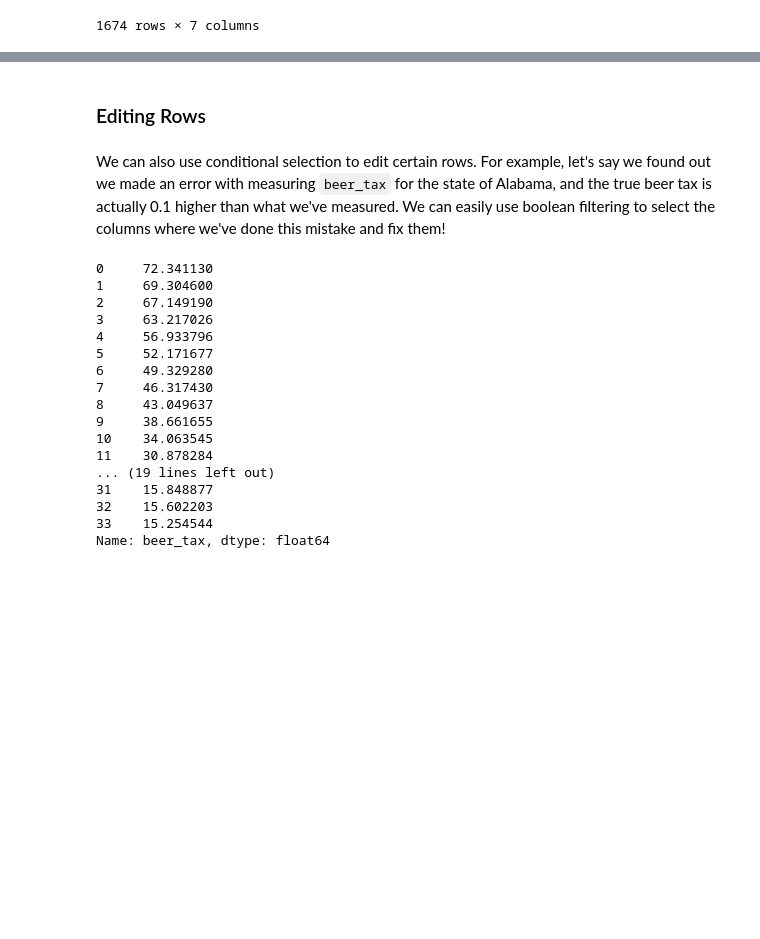
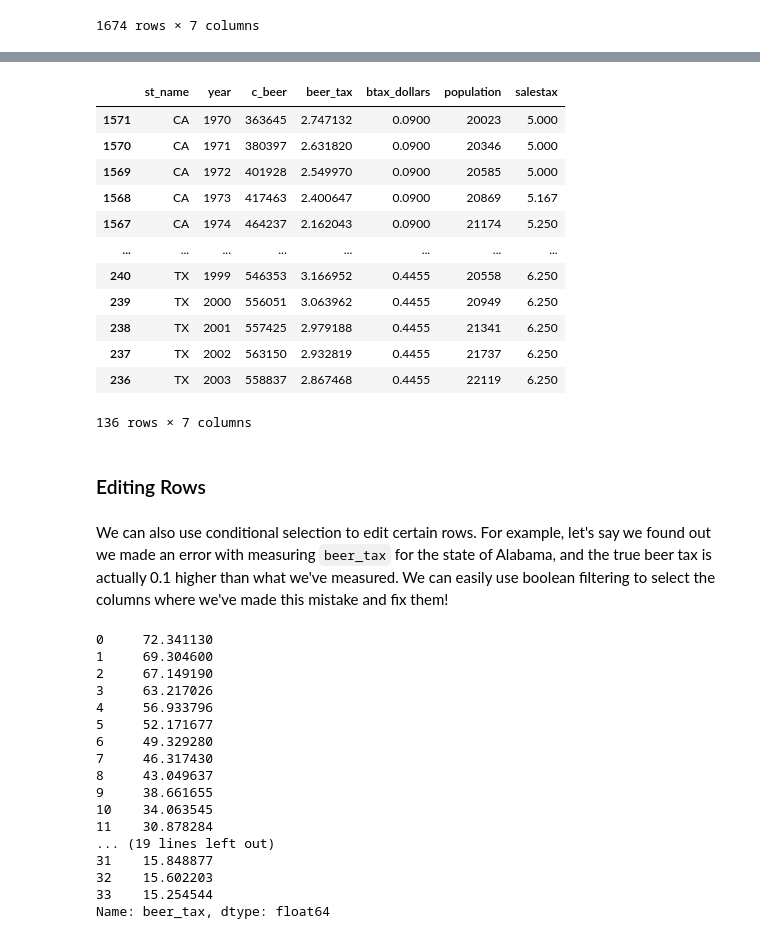
Before and after one commit to rohanjha123/data-h195, a Jupyter notebook: textbook/_build/html/_sources/content/03-pandas/select_modify.ipynb, the cells around one changed output, grey strips where cells are left out. Saved outputs shown, nothing was run; the diff lists cells and outputs as text; code cells hidden in the pictures; blank space fills up the shorter version.

```diff
--- a/textbook/_build/html/_sources/content/03-pandas/select_modify.ipynb
+++ b/textbook/_build/html/_sources/content/03-pandas/select_modify.ipynb
@@ -262,7 +283,23 @@ Symbol | Usage      | Meaning
+# %%
+df[df['st_name'].isin(['CA','FL','TX','NE'])]
+# %% [output]
+|  | st_name | year | c_beer | beer_tax | btax_dollars | population | salestax |
+| 1571 | CA | 1970 | 363645 | 2.747132 | 0.0900 | 20023 | 5.000 |
+| 1570 | CA | 1971 | 380397 | 2.631820 | 0.0900 | 20346 | 5.000 |
+| 1569 | CA | 1972 | 401928 | 2.549970 | 0.0900 | 20585 | 5.000 |
+| 1568 | CA | 1973 | 417463 | 2.400647 | 0.0900 | 20869 | 5.167 |
+| 1567 | CA | 1974 | 464237 | 2.162043 | 0.0900 | 21174 | 5.250 |
+| ... | ... | ... | ... | ... | ... | ... | ... |
+| 240 | TX | 1999 | 546353 | 3.166952 | 0.4455 | 20558 | 6.250 |
+| 239 | TX | 2000 | 556051 | 3.063962 | 0.4455 | 20949 | 6.250 |
+| 238 | TX | 2001 | 557425 | 2.979188 | 0.4455 | 21341 | 6.250 |
+| 237 | TX | 2002 | 563150 | 2.932819 | 0.4455 | 21737 | 6.250 |
+| 236 | TX | 2003 | 558837 | 2.867468 | 0.4455 | 22119 | 6.250 |
+136 rows × 7 columns
 # %% [markdown]
 ### Editing Rows
 # %% [markdown]
-We can also use conditional selection to edit certain rows. For example, let's say we found out we made an error with measuring `beer_tax` for the state of Alabama, and the true beer tax is actually 0.1 higher than what we've measured. We can easily use boolean filtering to select the columns where we've done this mistake and fix them!
+We can also use conditional selection to edit certain rows. For example, let's say we found out we made an error with measuring `beer_tax` for the state of Alabama, and the true beer tax is actually 0.1 higher than what we've measured. We can easily use boolean filtering to select the columns where we've made this mistake and fix them!
 # %%
 df.loc[df['st_name']=='AL', 'beer_tax']
 # %% [output]
```
Also changed, not shown: parts of 14 cells of this notebook, 49 other files.
